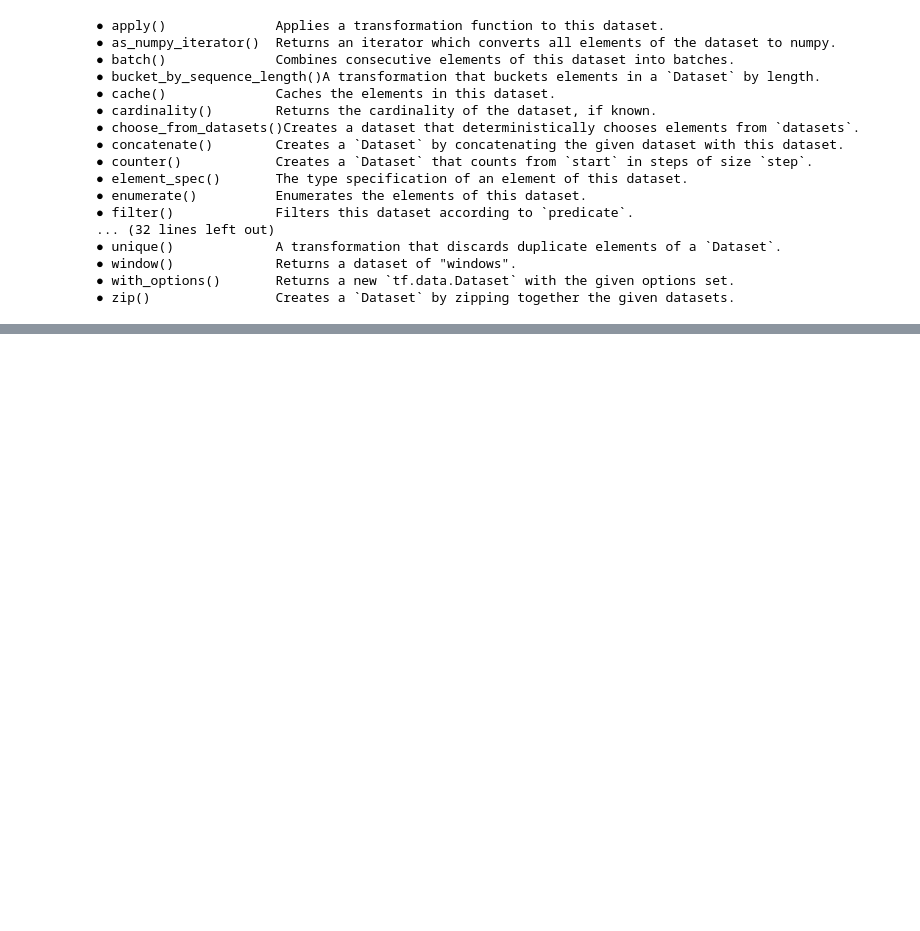
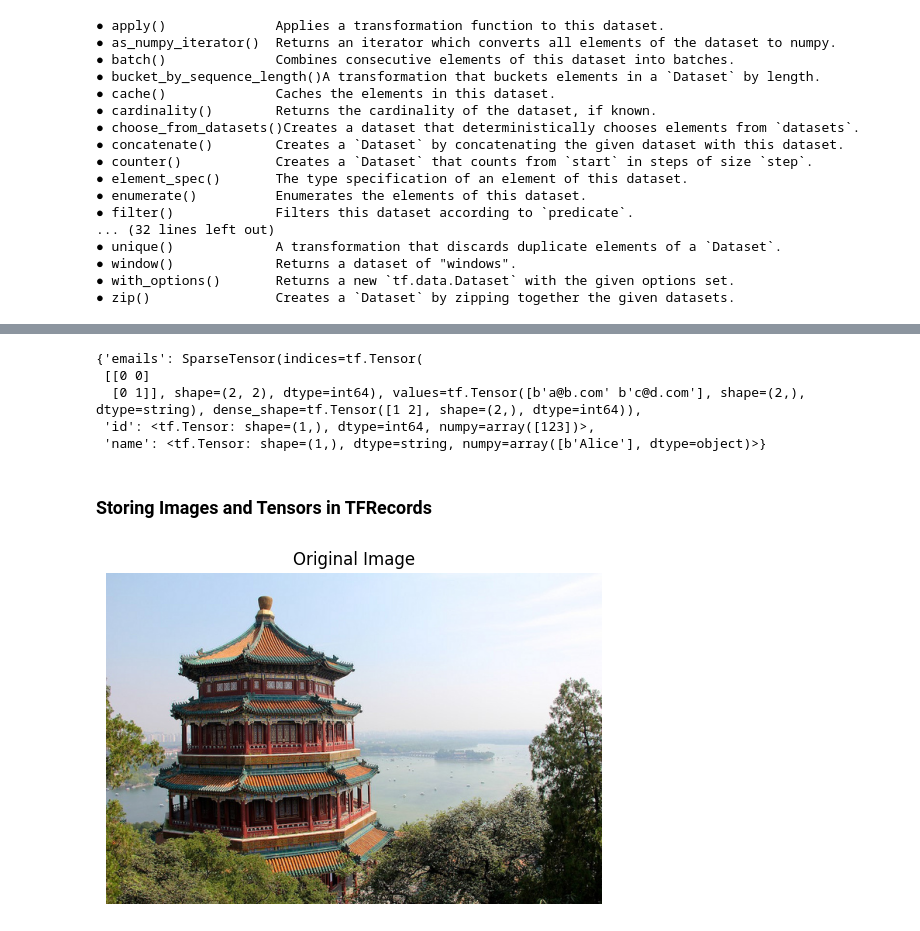
Before and after one commit to sahilbaishya/HandsOnML, a Jupyter notebook: Loading_And_Preprocessing_Data_With_Tensorflow_13.ipynb, the cells around one changed output, grey strips where cells are left out. Drawn from its saved outputs; the diff is of its cells as text; code cells hidden in the pictures; blank space fills up the shorter version.

```diff
--- a/Loading_And_Preprocessing_Data_With_Tensorflow_13.ipynb
+++ b/Loading_And_Preprocessing_Data_With_Tensorflow_13.ipynb
@@ -312,0 +598,21 @@ for m in dir(tf.data.Dataset):
+# %%
+parsed_examples
+# %% [output]
+{'emails': SparseTensor(indices=tf.Tensor(
+ [[0 0]
+  [0 1]], shape=(2, 2), dtype=int64), values=tf.Tensor([b'a@b.com' b'c@d.com'], shape=(2,), dtype=string), dense_shape=tf.Tensor([1 2], shape=(2,), dtype=int64)),
+ 'id': <tf.Tensor: shape=(1,), dtype=int64, numpy=array([123])>,
+ 'name': <tf.Tensor: shape=(1,), dtype=string, numpy=array([b'Alice'], dtype=object)>}
+# %% [markdown]
+### Storing Images and Tensors in TFRecords
+# %%
+import matplotlib.pyplot as plt
+from sklearn.datasets import load_sample_images
+
+img = load_sample_images()["images"][0]
+plt.imshow(img)
+plt.axis("off")
+plt.title("Original Image")
+plt.show()
+# %% [output]
+[figure, added]
```
Also changed, not shown: parts of 109 cells of this notebook.
